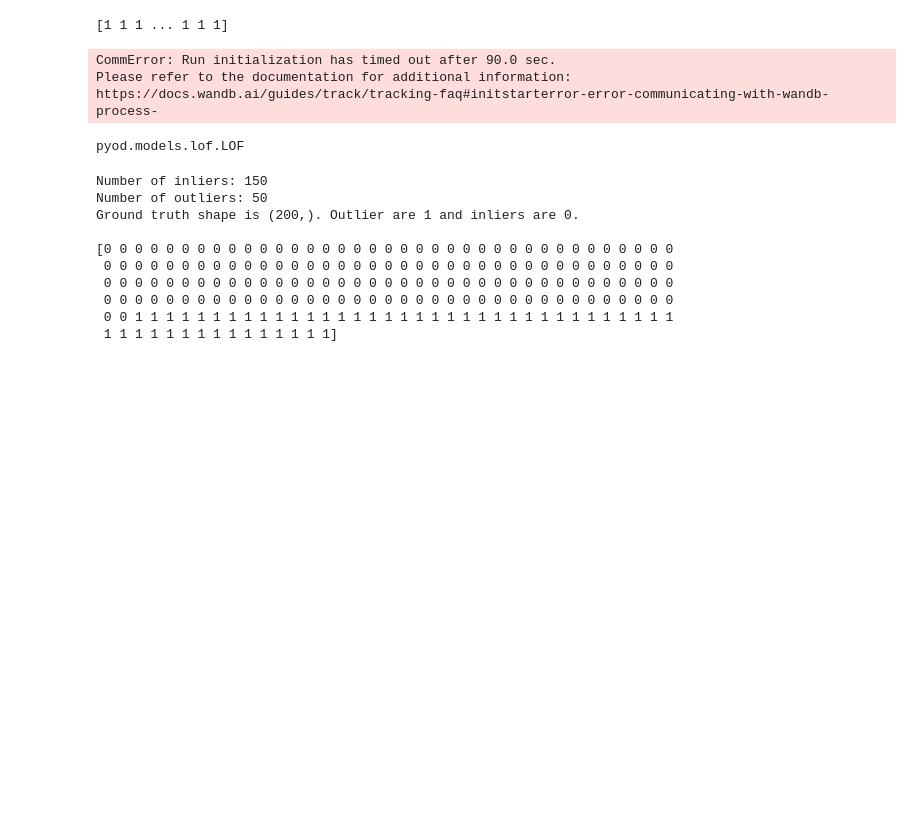
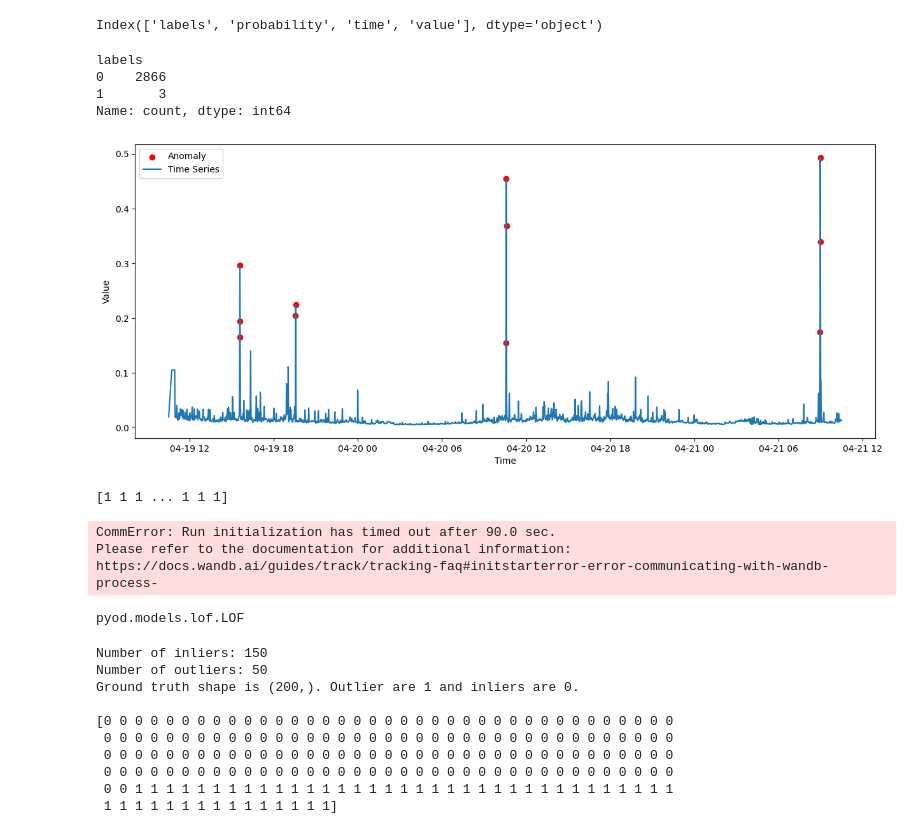
Before and after one commit to REU-DS-CLUB/redlab_hack, a Jupyter notebook: models.ipynb, the cells around one changed output. Drawn from its saved outputs; the diff is of its cells as text; code cells hidden in the pictures; blank space fills up the shorter version.

Commit message:
fix experimant with weight

```diff
--- a/models.ipynb
+++ b/models.ipynb
@@ -38,7 +38,7 @@ def calculate_weight(anomaly_dict: dict[str, pd.DataFrame], start: datetime, end
     return weights
 # %%
 start_str = "2024-04-19 10:30:00"
-end_str = "2024-05-15 10:30:00"
+end_str = "2024-04-21 10:30:00"
 date_format = "%Y-%m-%d %H:%M:%S"
 
 start_obj = datetime.strptime(start_str, date_format)
@@ -51,3 +51,3 @@ res = ml(data, start_obj, end_obj, column_names=["web_response", "throughput", "
 # %%
-calculate_weight(res, start_obj, end_obj)
+weights = calculate_weight(res, start_obj, end_obj)
 # %% [output]
@@ -77,0 +58,2 @@ res["web_response"]
+# %%
+df = res["web_response"]
@@ -78,3 +97,41 @@ res["web_response"]
+# %%
+df.probability = df.probability*weights["web_response"]
+# %%
+df.columns
+# %% [output]
+Index(['labels', 'probability', 'time', 'value'], dtype='object')
+# %%
+df.labels.value_counts()
+# %% [output]
+labels
+0    2866
+1       3
+Name: count, dtype: int64
+# %%
+import matplotlib.pyplot as plt
+
+# Создаем график
+plt.figure(figsize=(15, 6))
+
+df = df[(df.time >= start_obj) & (df.time <= end_obj)]
+
+# Отмечаем аномалии красными точками
+plt.scatter(df['time'][df['probability'] > 0.981], df['value'][df['probability'] > 0.981], color='red', label='Anomaly')
+
+# Строим временной ряд
+plt.plot(df['time'], df['value'], label='Time Series')
+
+# Добавляем легенду
+plt.legend()
+
+# Добавляем названия осей
+plt.xlabel('Time')
+plt.ylabel('Value')
+
+# Отображаем график
+plt.show()
+# %% [output]
+[figure, added]
 # %%
 config_model_name = "LOF"
 metrics_dict = {}
```
Also changed, not shown: parts of 6 cells of this notebook.
